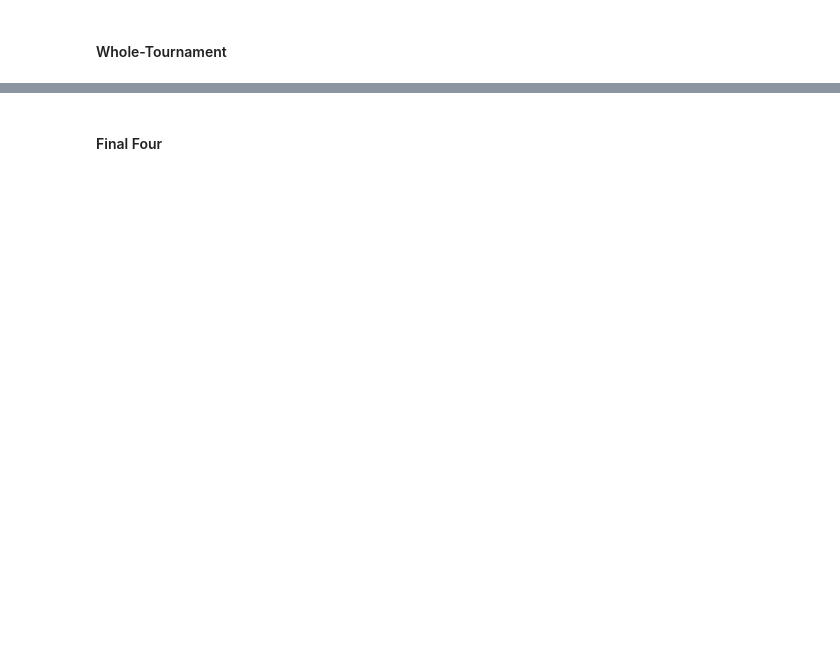
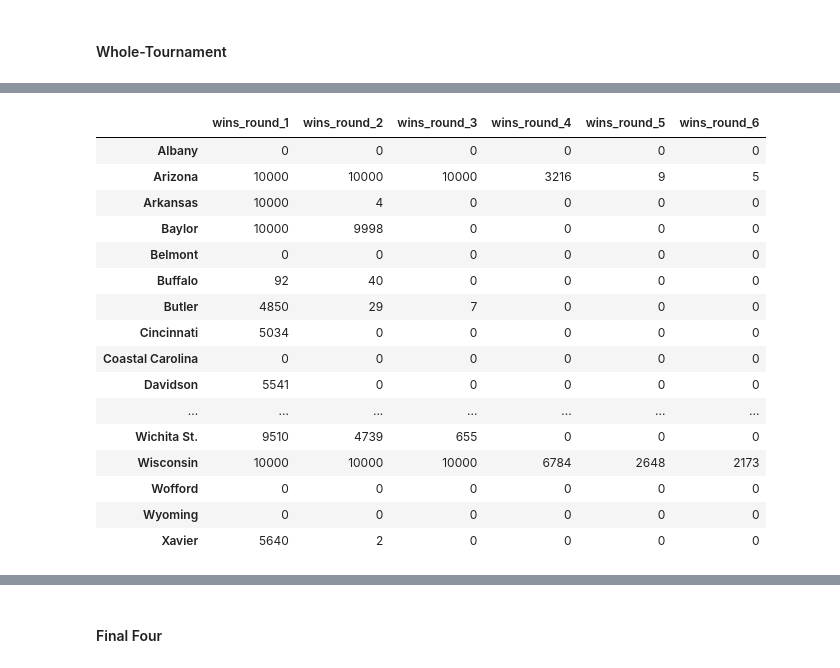
Before and after one commit to micahlanier/bayesket-ball, a Jupyter notebook: src/model/tournament_simulations.ipynb, the cells around one changed output, grey strips where cells are left out. Drawn from its saved outputs; the diff is of its cells as text; code cells hidden in the pictures; blank space fills up the shorter version.

```diff
--- a/src/model/tournament_simulations.ipynb
+++ b/src/model/tournament_simulations.ipynb
@@ -99,0 +74,20 @@ tournament_outcomes
+# %%
+slice_tournament_outcomes
+# %% [output]
+|  | wins_round_1 | wins_round_2 | wins_round_3 | wins_round_4 | wins_round_5 | wins_round_6 |
+| Albany | 0 | 0 | 0 | 0 | 0 | 0 |
+| Arizona | 10000 | 10000 | 10000 | 3216 | 9 | 5 |
+| Arkansas | 10000 | 4 | 0 | 0 | 0 | 0 |
+| Baylor | 10000 | 9998 | 0 | 0 | 0 | 0 |
+| Belmont | 0 | 0 | 0 | 0 | 0 | 0 |
+| Buffalo | 92 | 40 | 0 | 0 | 0 | 0 |
+| Butler | 4850 | 29 | 7 | 0 | 0 | 0 |
+| Cincinnati | 5034 | 0 | 0 | 0 | 0 | 0 |
+| Coastal Carolina | 0 | 0 | 0 | 0 | 0 | 0 |
+| Davidson | 5541 | 0 | 0 | 0 | 0 | 0 |
+| ... | ... | ... | ... | ... | ... | ... |
+| Wichita St. | 9510 | 4739 | 655 | 0 | 0 | 0 |
+| Wisconsin | 10000 | 10000 | 10000 | 6784 | 2648 | 2173 |
+| Wofford | 0 | 0 | 0 | 0 | 0 | 0 |
+| Wyoming | 0 | 0 | 0 | 0 | 0 | 0 |
+| Xavier | 5640 | 2 | 0 | 0 | 0 | 0 |
```
Also changed, not shown: parts of 24 cells of this notebook, 1 other file.
